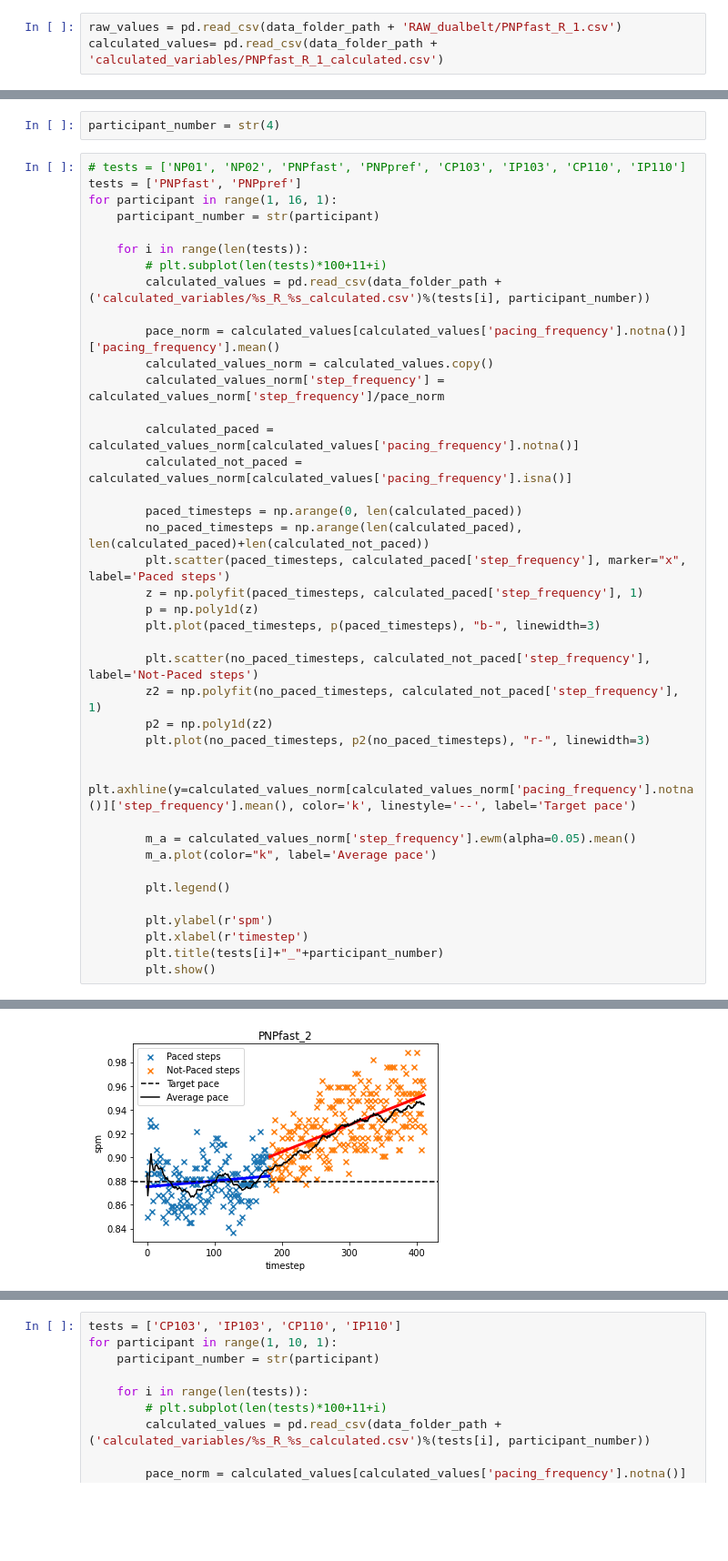
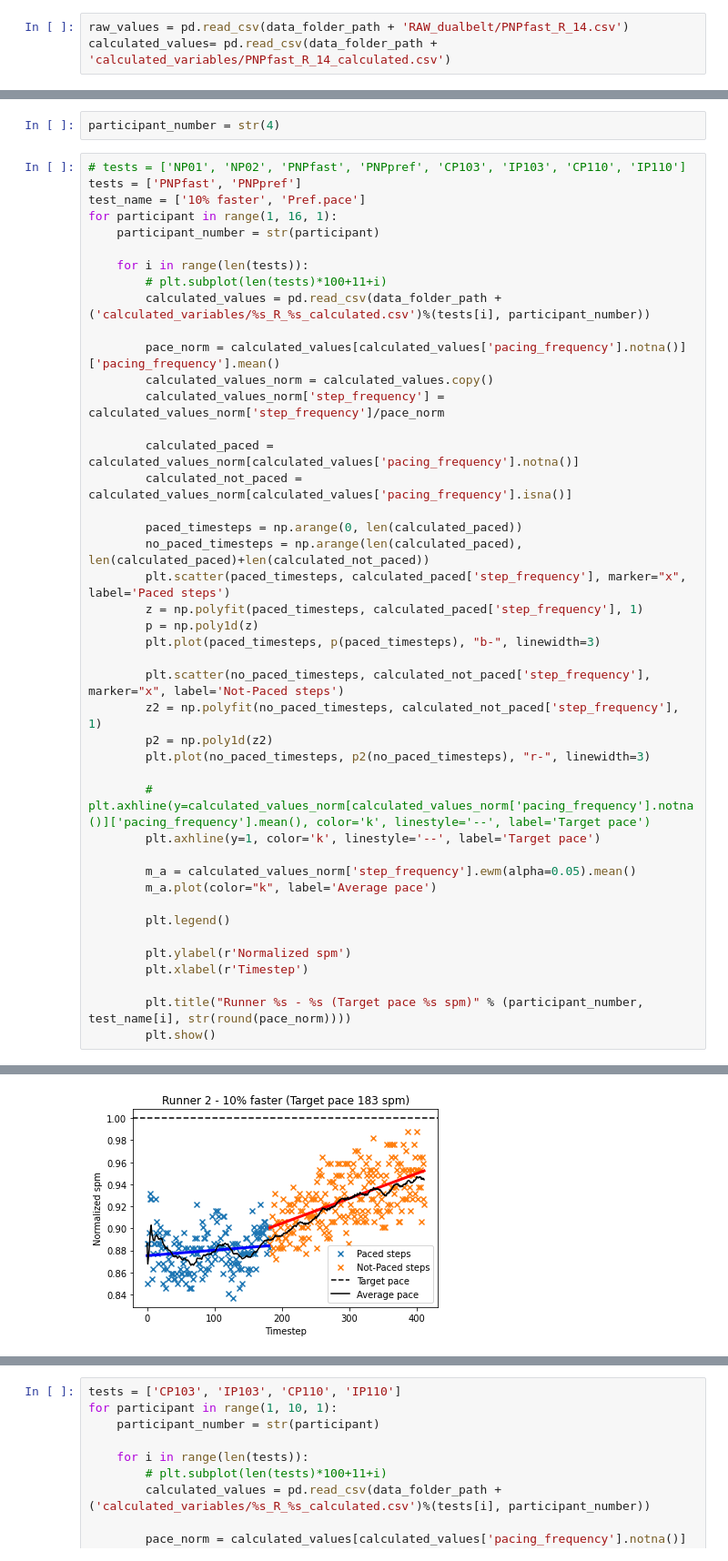
Before and after one commit to jemolano1498/OPPOSD_algorithm, a Jupyter notebook: data_analysis/dataAnalysis.ipynb, the cells around one changed output, grey strips where cells are left out. Shown at 91% size. Cells and saved outputs as stored; diff of their text form; blank space fills up the shorter version.

```diff
--- a/data_analysis/dataAnalysis.ipynb
+++ b/data_analysis/dataAnalysis.ipynb
@@ -64,8 +64,8 @@ pd.read_csv(data_folder_path + 'RAW_dualbelt/PNPfast_R_1.csv').describe()
 | 75% | 112.444500 | -4.402000 | 108.382250 | 1357.297750 | 0.295800 | 0.244650 | 0.000000 | 0.000000 |
 | max | 149.926000 | 170.571000 | 329.321000 | 1858.995000 | 1.312560 | 2.231580 | 1.000000 | 1.000000 |
 # %%
-raw_values = pd.read_csv(data_folder_path + 'RAW_dualbelt/PNPfast_R_1.csv')
-calculated_values= pd.read_csv(data_folder_path + 'calculated_variables/PNPfast_R_1_calculated.csv')
+raw_values = pd.read_csv(data_folder_path + 'RAW_dualbelt/PNPfast_R_14.csv')
+calculated_values= pd.read_csv(data_folder_path + 'calculated_variables/PNPfast_R_14_calculated.csv')
 # %%
 calculated_paced = calculated_values[calculated_values['pacing_frequency'].notna()]
 calculated_not_paced = calculated_values[calculated_values['pacing_frequency'].isna()]
@@ -353,6 +357,7 @@ participant_number = str(4)
 # %%
 # tests = ['NP01', 'NP02', 'PNPfast', 'PNPpref', 'CP103', 'IP103', 'CP110', 'IP110']
 tests = ['PNPfast', 'PNPpref']
+test_name = ['10% faster', 'Pref.pace']
 for participant in range(1, 16, 1):
     participant_number = str(participant)
 
@@ -374,20 +379,22 @@ for participant in range(1, 16, 1):
         p = np.poly1d(z)
         plt.plot(paced_timesteps, p(paced_timesteps), "b-", linewidth=3)
 
-        plt.scatter(no_paced_timesteps, calculated_not_paced['step_frequency'], label='Not-Paced steps')
+        plt.scatter(no_paced_timesteps, calculated_not_paced['step_frequency'], marker="x", label='Not-Paced steps')
         z2 = np.polyfit(no_paced_timesteps, calculated_not_paced['step_frequency'], 1)
         p2 = np.poly1d(z2)
         plt.plot(no_paced_timesteps, p2(no_paced_timesteps), "r-", linewidth=3)
 
-        plt.axhline(y=calculated_values_norm[calculated_values_norm['pacing_frequency'].notna()]['step_frequency'].mean(), color='k', linestyle='--', label='Target pace')
+        # plt.axhline(y=calculated_values_norm[calculated_values_norm['pacing_frequency'].notna()]['pacing_frequency'].mean(), color='k', linestyle='--', label='Target pace')
+        plt.axhline(y=1, color='k', linestyle='--', label='Target pace')
 
         m_a = calculated_values_norm['step_frequency'].ewm(alpha=0.05).mean()
         m_a.plot(color="k", label='Average pace')
 
         plt.legend()
 
-        plt.ylabel(r'spm')
-        plt.xlabel(r'timestep')
-        plt.title(tests[i]+"_"+participant_number)
+        plt.ylabel(r'Normalized spm')
+        plt.xlabel(r'Timestep')
+
+        plt.title("Runner %s - %s (Target pace %s spm)" % (participant_number, test_name[i], str(round(pace_norm))))
         plt.show()
 # %% [output]
@@ -396 +403 @@ for participant in range(1, 16, 1):
-[figure, old version]
+[figure, new version]
```
Also changed, not shown: parts of 4 cells of this notebook, 5 other files.
